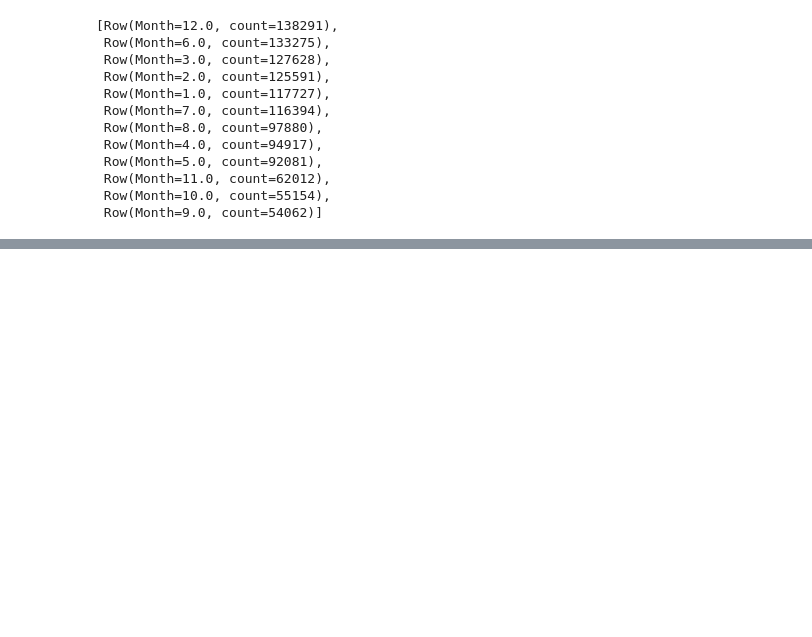
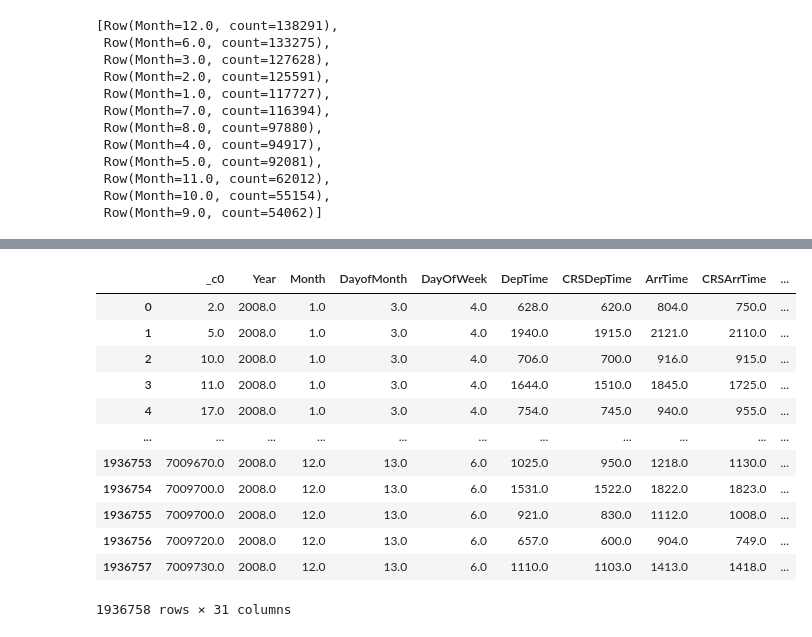
Before and after one commit to Anshumaan-Chauhan02/Scalability-Check-for-Machine-Learning-System-Predicting-Flight-Delays, a Jupyter notebook: SystemsForDS-Project.ipynb, the cells around one changed output, grey strips where cells are left out. Drawn from its saved outputs; the diff is of its cells as text; code cells hidden in the pictures; blank space fills up the shorter version.

```diff
--- a/SystemsForDS-Project.ipynb
+++ b/SystemsForDS-Project.ipynb
@@ -18,6 +18,7 @@ findspark.init()
 spark = SparkSession.builder \
 .master("local") \
 .config("spark.driver.extraClassPath","C:/Users/AnshumaanChauhan/Documents/spark-3.3.0-bin-hadoop3/spark-3.3.0-bin-hadoop3/jars/mysql-connector-java-5.1.48.jar") \
+.config("spark.driver.memory","15g") \
 .appName("Scalability Check of Systems for ML applications") \
 .getOrCreate()
 # %%
@@ -304,0 +257,2 @@ dataset_rdd.drop([''])
+# %%
+df_pandas = updated_dataset.toPandas()
@@ -305,3 +269,19 @@ dataset_rdd.drop([''])
+# %%
+df_pandas.fillna(0)
+# %% [output]
+|  | _c0 | Year | Month | DayofMonth | DayOfWeek | DepTime | CRSDepTime | ArrTime | CRSArrTime | ... |
+| 0 | 2.0 | 2008.0 | 1.0 | 3.0 | 4.0 | 628.0 | 620.0 | 804.0 | 750.0 | ... |
+| 1 | 5.0 | 2008.0 | 1.0 | 3.0 | 4.0 | 1940.0 | 1915.0 | 2121.0 | 2110.0 | ... |
+| 2 | 10.0 | 2008.0 | 1.0 | 3.0 | 4.0 | 706.0 | 700.0 | 916.0 | 915.0 | ... |
+| 3 | 11.0 | 2008.0 | 1.0 | 3.0 | 4.0 | 1644.0 | 1510.0 | 1845.0 | 1725.0 | ... |
+| 4 | 17.0 | 2008.0 | 1.0 | 3.0 | 4.0 | 754.0 | 745.0 | 940.0 | 955.0 | ... |
+| ... | ... | ... | ... | ... | ... | ... | ... | ... | ... | ... |
+| 1936753 | 7009670.0 | 2008.0 | 12.0 | 13.0 | 6.0 | 1025.0 | 950.0 | 1218.0 | 1130.0 | ... |
+| 1936754 | 7009700.0 | 2008.0 | 12.0 | 13.0 | 6.0 | 1531.0 | 1522.0 | 1822.0 | 1823.0 | ... |
+| 1936755 | 7009700.0 | 2008.0 | 12.0 | 13.0 | 6.0 | 921.0 | 830.0 | 1112.0 | 1008.0 | ... |
+| 1936756 | 7009720.0 | 2008.0 | 12.0 | 13.0 | 6.0 | 657.0 | 600.0 | 904.0 | 749.0 | ... |
+| 1936757 | 7009730.0 | 2008.0 | 12.0 | 13.0 | 6.0 | 1110.0 | 1103.0 | 1413.0 | 1418.0 | ... |
+1936758 rows × 31 columns
 # %%
 import matplotlib.pyplot as plt
 import seaborn as sns
```
Also changed, not shown: parts of 26 cells of this notebook.
